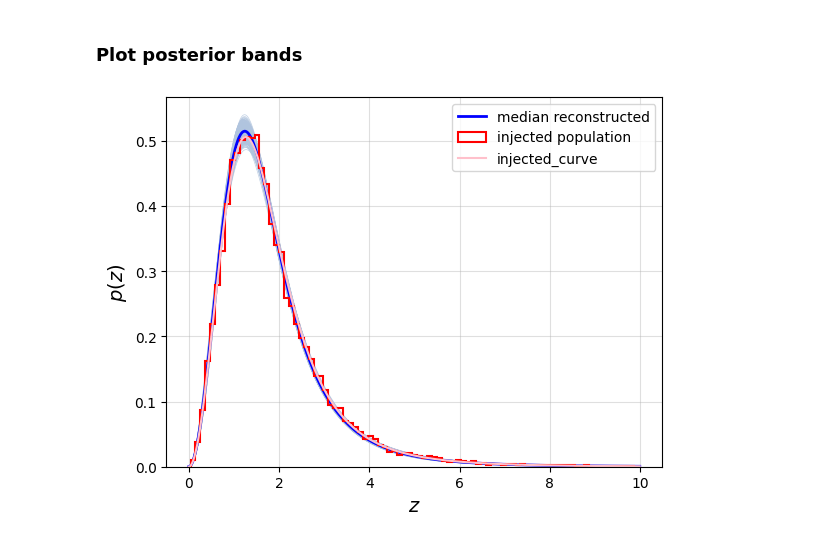
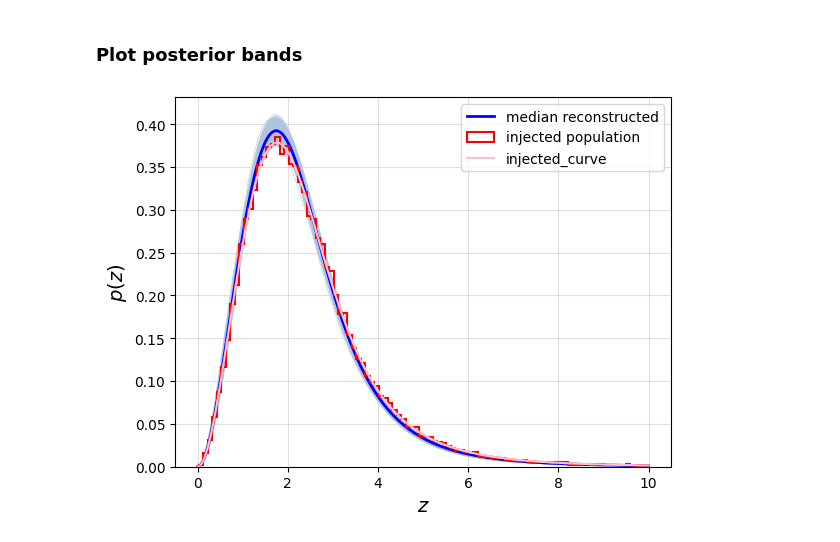
Before and after one commit to divyajyoti09/next_gen_detect, a Jupyter notebook: A-sharp_z_peak_mapping/gwpopulation/plot_gwpop_results.ipynb, the cells around one changed output. Saved outputs shown, nothing was run; the diff lists cells and outputs as text; code cells hidden in the pictures.

```diff
--- a/A-sharp_z_peak_mapping/gwpopulation/plot_gwpop_results.ipynb
+++ b/A-sharp_z_peak_mapping/gwpopulation/plot_gwpop_results.ipynb
@@ -18,13 +18,15 @@ import pandas as pd
 # A-sharp
 # %%
 project_dir = '/home/divyajyoti/ACADEMIC/Projects/Cardiff_University/Next_gen_detectability/A-sharp-study/'
-#mass_band = 'above_80'
+
+#mass_band = 'below_40'
 #mass_band = '40-80'
-#mass_band = 'below_40'
+mass_band = 'above_80'
+
+run_dir = os.path.join(project_dir, 'gwpopulation', 'BBH', 'gwpop_analysis_results', 'Asharp',
+                       'mass_bands', mass_band, 'run11_gwfish_MDlow_mf_from_gaussian_SNR_injections_XPHM',)
 #run_dir = os.path.join(project_dir, 'gwpopulation', 'BBH', 'gwpop_analysis_results', 'Asharp',
-#                       'mass_bands', mass_band, 'run05_gwfish_MDhigh_mf_from_opt_SNR_injections_XPHM',)
-run_dir = os.path.join(project_dir, 'gwpopulation', 'BBH', 'gwpop_analysis_results', 'Asharp',
-                       'run14_gwfish_MDhigh_mf_from_opt_SNR_injections_XPHM')
+#                       'run19_gwfish_MDlow_mf_from_gaussian_SNR_injections_XPHM')
 # %%
 gwpop_result = bilby.result.read_in_result(filename=os.path.join(run_dir,
                                                                  'Asharp_result.hdf5'))
@@ -180,15 +179,15 @@ Error:
 # CE4020ET123
 # %%
 project_dir = '/home/divyajyoti/ACADEMIC/Projects/Cardiff_University/Next_gen_detectability/A-sharp-study/'
-#mass_band = 'below_40'
+mass_band = 'below_40'
 #mass_band = '40-80'
 #mass_band = 'above_80'
 if 'mass_band' in locals():
     print('Running for mass_band', mass_band)
     run_dir = os.path.join(project_dir, 'gwpopulation', 'BBH', 'gwpop_analysis_results',
-                           'CE4020ET123', 'mass_bands', mass_band, 'run07_gwfish_MDlow_mf_from_opt_SNR_injections_XPHM')
+                           'CE4020ET123', 'mass_bands', mass_band, 'run09_gwfish_MDhigh_mf_from_gaussian_SNR_injections_XPHM')
 else:
     run_dir = os.path.join(project_dir, 'gwpopulation', 'BBH', 'gwpop_analysis_results',
-                           'CE4020ET123', 'run21_gwfish_MDlow_mf_from_opt_SNR_injections_XPHM')
+                           'CE4020ET123', 'run24_gwfish_MDlow_mf_from_gaussian_SNR_injections_XPHM')
 print(run_dir)
 # %% [output]
@@ -288,16 +288,16 @@ for rec in sample_params_records:
 # %%
 for i in posterior_prob_arr_list:
     plt.plot(z_grid, i, alpha=0.8, c='lightsteelblue', lw=0.5)
 plt.plot(z_grid, posterior_median_prob_arr_mf, label='median reconstructed', c='b', lw=2)
-plt.hist(injected_redshift, bins=90, density=True, color='r', histtype=u'step', lw=1.5, label='injected population');
+plt.hist(injected_redshift, bins=100, density=True, color='r', histtype=u'step', lw=1.5, label='injected population');
 plt.plot(z_grid, MDR_model.probability(dataset={'redshift':z_grid},
                                        **injected_hyper_params['after_time_delay']),
          label='injected_curve', c='pink', lw=1.5)
 #plt.axvline(1.9, c='k', label='$z_{peak}^{inj}$ before time delay')
 plt.legend()
 plt.xlabel('$z$', fontsize=14)
 plt.ylabel('$p(z)$', fontsize=14)
 plt.grid(alpha=0.4)
 plt.savefig(os.path.join(run_dir, 'reconstructed_z.png'), dpi=300)
 # %% [output]
-[figure, old version]
+[figure, new version]
```
Also changed, not shown: parts of 9 cells of this notebook, 10 other files.
